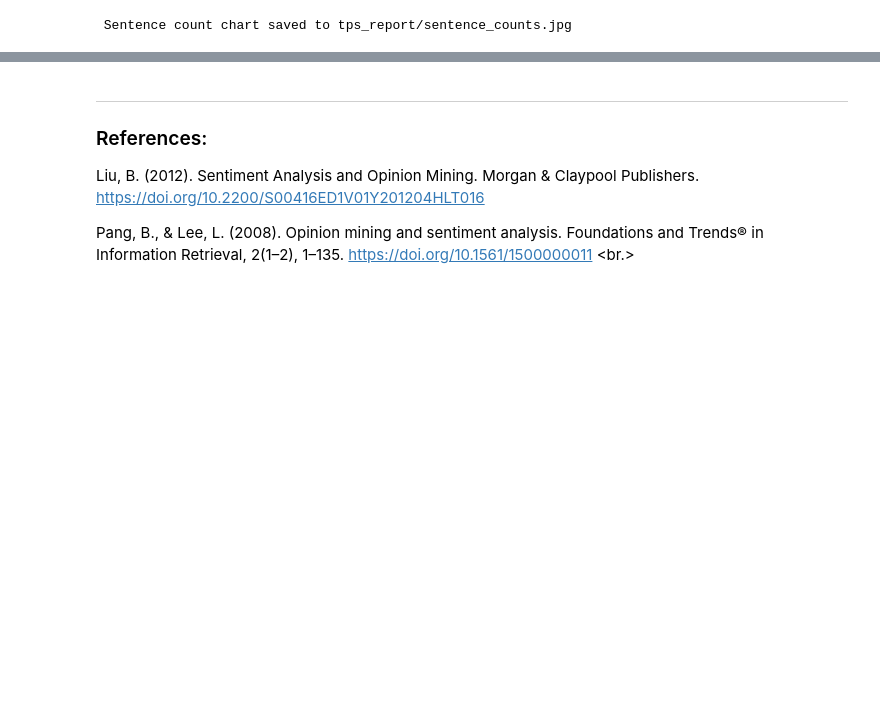
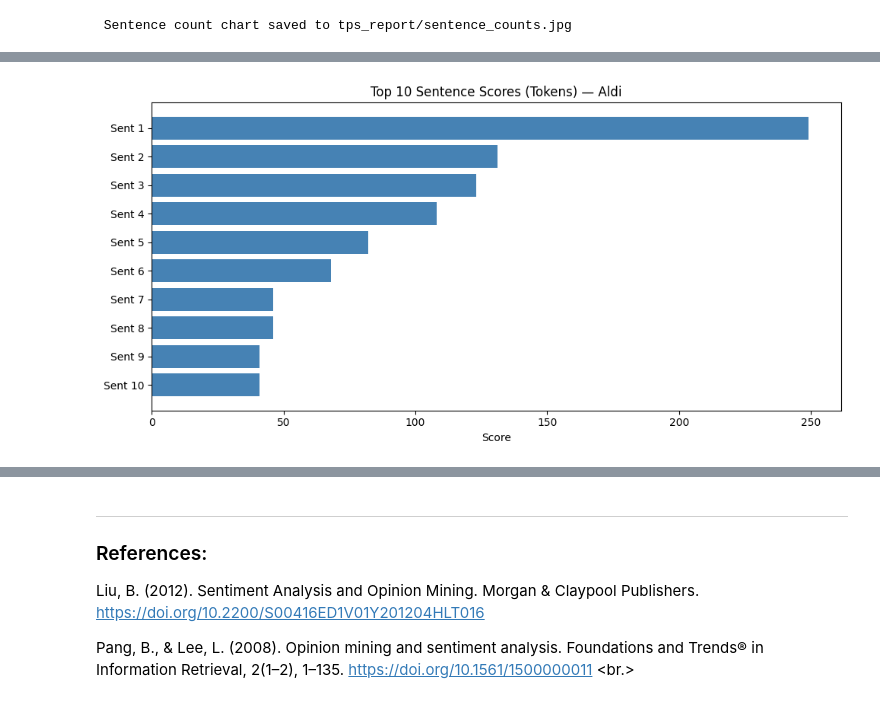
Before and after one commit to Data-Git-Hub/p7_web_compare, a Jupyter notebook: web_compare.ipynb, the cells around one changed output, grey strips where cells are left out. Saved outputs shown, nothing was run; the diff lists cells and outputs as text; code cells hidden in the pictures; blank space fills up the shorter version.

```diff
--- a/web_compare.ipynb
+++ b/web_compare.ipynb
@@ -738,0 +769,89 @@ print(f" Sentence count chart saved to {jpg_path}")
+# %%
+# Set up
+os.makedirs("tps_report", exist_ok=True)
+valid_companies = ["aldi", "albertsons", "hyvee", "pigglywiggly"]
+top_n_sentences = 10
+
+# Function to load frequency dictionary from filtered file
+def load_frequency_dict(filepath):
+    freq_dict = {}
+    try:
+        with open(filepath, "r", encoding="utf-8") as f:
+            for line in f:
+                if ':' in line:
+                    word, freq = line.strip().split(':', 1)
+                    freq_dict[word.strip()] = int(freq.strip())
+    except FileNotFoundError:
+        print(f"Missing file: {filepath}")
+    return freq_dict
+
+# Function to compute sentence scores
+def compute_sentence_scores(text, freq_dict, use_lemma=False):
+    doc = nlp(text)
+    scores = []
+    for sent in doc.sents:
+        score = 0
+        for token in sent:
+            if token.is_stop or token.is_punct or token.is_space:
+                continue
+            word = token.lemma_.lower() if use_lemma else token.text.lower()
+            score += freq_dict.get(word, 0)
+        scores.append((sent.text.strip(), score))
+    return sorted(scores, key=lambda x: x[1], reverse=True)
+
+# Analyze and plot for each company
+for company in valid_companies:
+    try:
+        with open(f"parse/{company}.txt", "r", encoding="utf-8") as f:
+            text = f.read()
+
+        # Load frequency data
+        token_freq = load_frequency_dict(f"tps_report/{company}_tokens_filtered.txt")
+        lemma_freq = load_frequency_dict(f"tps_report/{company}_lemmas_filtered.txt")
+
+        # Compute scores
+        token_scores = compute_sentence_scores(text, token_freq, use_lemma=False)
+        lemma_scores = compute_sentence_scores(text, lemma_freq, use_lemma=True)
+
+        # Plot Top N Token Sentence Scores
+        top_token = token_scores[:top_n_sentences]
+        token_texts, token_vals = zip(*top_token)
+        plt.figure(figsize=(10, 5))
+        plt.barh(range(len(token_vals))[::-1], token_vals, color="steelblue")
+        plt.yticks(range(len(token_texts))[::-1], [f"Sent {i+1}" for i in range(len(token_texts))])
+        plt.xlabel("Score")
+        plt.title(f"Top {top_n_sentences} Sentence Scores (Tokens) — {company.title()}")
+        plt.tight_layout()
+        plt.savefig(f"tps_report/{company}_sentence_scores_tokens.jpg", format="jpg")
+        plt.show()  # Show the token plot in notebook
+        plt.close()
+
+        # Plot Top N Lemma Sentence Scores
+        top_lemma = lemma_scores[:top_n_sentences]
+        lemma_texts, lemma_vals = zip(*top_lemma)
+        plt.figure(figsize=(10, 5))
+        plt.barh(range(len(lemma_vals))[::-1], lemma_vals, color="darkgreen")
+        plt.yticks(range(len(lemma_texts))[::-1], [f"Sent {i+1}" for i in range(len(lemma_texts))])
+        plt.xlabel("Score")
+        plt.title(f"Top {top_n_sentences} Sentence Scores (Lemmas) — {company.title()}")
+        plt.tight_layout()
+        plt.savefig(f"tps_report/{company}_sentence_scores_lemmas.jpg", format="jpg")
+        plt.show()  # Show the lemma plot in notebook
+        plt.close()
+
+        print(f"✔ Sentence score graphs saved and displayed for {company.title()}")
+
+                # Save top token sentences to file
+        with open(f"tps_report/{company}_top_token_sentences.txt", "w", encoding="utf-8") as f:
+            for i, (sent, score) in enumerate(top_token, 1):
+                f.write(f"Sent {i} (Score: {score})\n{sent}\n\n")
+
+        # Save top lemma sentences to file
+        with open(f"tps_report/{company}_top_lemma_sentences.txt", "w", encoding="utf-8") as f:
+            for i, (sent, score) in enumerate(top_lemma, 1):
+                f.write(f"Sent {i} (Score: {score})\n{sent}\n\n")
+
+    except Exception as e:
+        print(f"Error scoring {company}: {e}")
+# %% [output]
+[figure, added]
```
Also changed, not shown: parts of 4 cells of this notebook, 19 other files.
